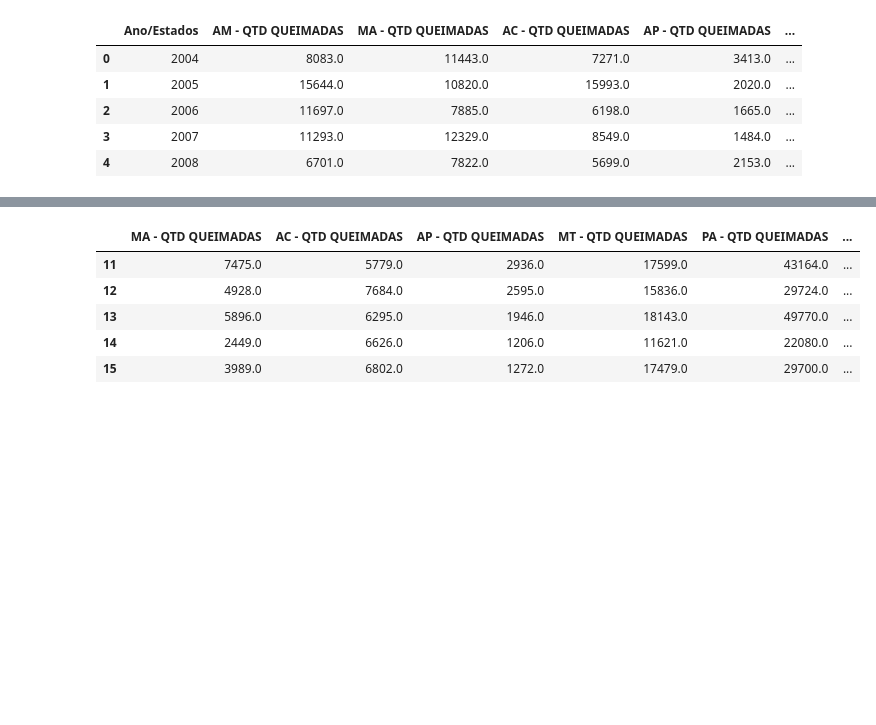
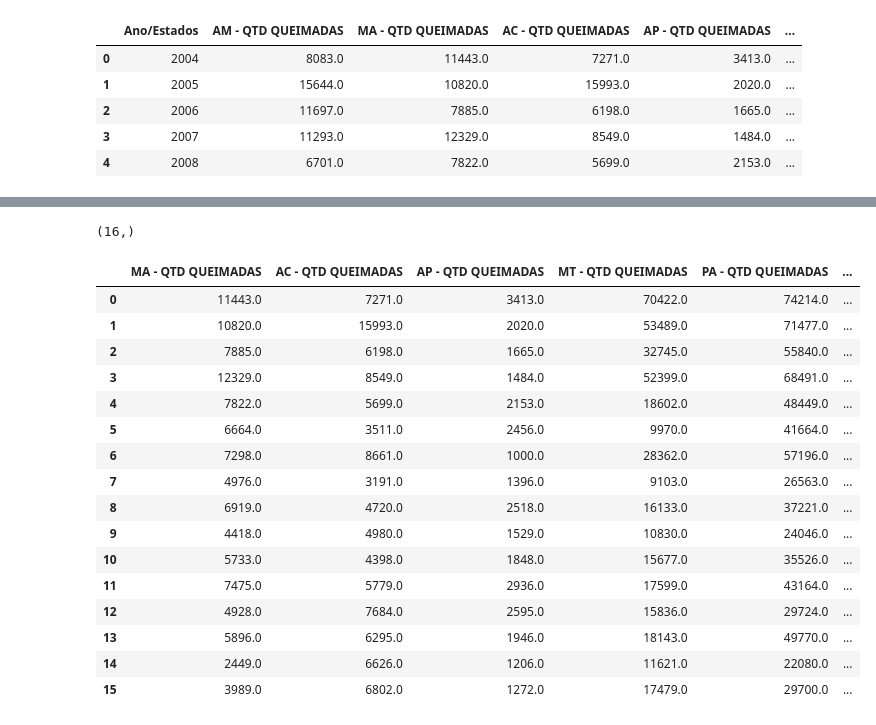
Before and after one commit to alynenogu/Pos-Graduacao---Ciencia-de-Dados, a Jupyter notebook: Machine Learning - monografia.ipynb, the cells around one changed output, grey strips where cells are left out. Cells and saved outputs as stored; diff of their text form; code cells hidden in the pictures; blank space fills up the shorter version.

```diff
--- a/Machine Learning - monografia.ipynb
+++ b/Machine Learning - monografia.ipynb
@@ -18,4 +19,6 @@ dados_treinos.head()
 | 2 | 2006 | 11697.0 | 7885.0 | 6198.0 | 1665.0 | ... |
 | 3 | 2007 | 11293.0 | 12329.0 | 8549.0 | 1484.0 | ... |
 | 4 | 2008 | 6701.0 | 7822.0 | 5699.0 | 2153.0 | ... |
+# %%
+dados_treinos = dados_treinos.drop(["AC - Desmatamento", "AM - Desmatamento","MA - Desmatamento","MT - Desmatamento","PA - Desmatamento","RO - Desmatamento","RR - Desmatamento"], axis=1)
 # %%
@@ -41 +44,3 @@ dados_treinos.isnull()
+# %%
+dados_treinos = dados_treinos.drop(["AP - Desmatamento","TO - Desmatamento"], axis=1)
 # %%
@@ -70,0 +134,5 @@ y_train = dados_treinos['AM - QTD QUEIMADAS'].copy()
+# %%
+#y= y.reshape(-1,1)
+y_train.shape
+# %% [output]
+(16,)
@@ -71,7 +141,18 @@ y_train = dados_treinos['AM - QTD QUEIMADAS'].copy()
 # %%
-x_train.tail()
+x_train
 # %% [output]
 |  | MA - QTD QUEIMADAS | AC - QTD QUEIMADAS | AP - QTD QUEIMADAS | MT - QTD QUEIMADAS | PA - QTD QUEIMADAS | ... |
+| 0 | 11443.0 | 7271.0 | 3413.0 | 70422.0 | 74214.0 | ... |
+| 1 | 10820.0 | 15993.0 | 2020.0 | 53489.0 | 71477.0 | ... |
+| 2 | 7885.0 | 6198.0 | 1665.0 | 32745.0 | 55840.0 | ... |
+| 3 | 12329.0 | 8549.0 | 1484.0 | 52399.0 | 68491.0 | ... |
+| 4 | 7822.0 | 5699.0 | 2153.0 | 18602.0 | 48449.0 | ... |
+| 5 | 6664.0 | 3511.0 | 2456.0 | 9970.0 | 41664.0 | ... |
+| 6 | 7298.0 | 8661.0 | 1000.0 | 28362.0 | 57196.0 | ... |
+| 7 | 4976.0 | 3191.0 | 1396.0 | 9103.0 | 26563.0 | ... |
+| 8 | 6919.0 | 4720.0 | 2518.0 | 16133.0 | 37221.0 | ... |
+| 9 | 4418.0 | 4980.0 | 1529.0 | 10830.0 | 24046.0 | ... |
+| 10 | 5733.0 | 4398.0 | 1848.0 | 15677.0 | 35526.0 | ... |
 | 11 | 7475.0 | 5779.0 | 2936.0 | 17599.0 | 43164.0 | ... |
 | 12 | 4928.0 | 7684.0 | 2595.0 | 15836.0 | 29724.0 | ... |
 | 13 | 5896.0 | 6295.0 | 1946.0 | 18143.0 | 49770.0 | ... |
```
Also changed, not shown: parts of 27 cells of this notebook, 1 other file.
